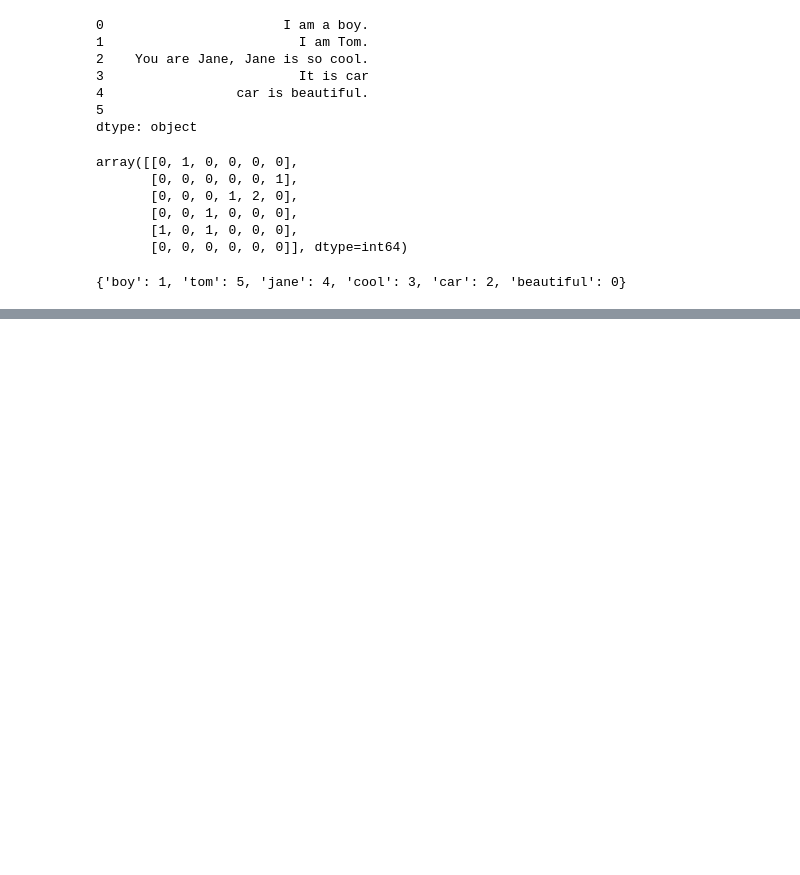
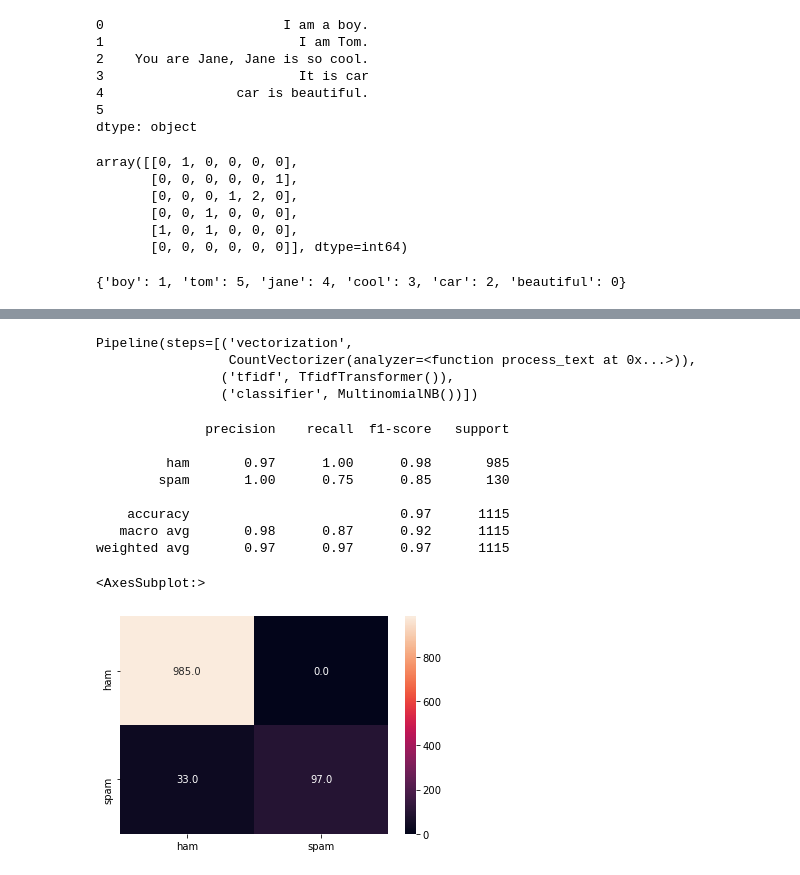
Before and after one commit to Soeui-lee/04.Colab, a Jupyter notebook: 연습/01.03.naive.ipynb, the cells around one changed output, grey strips where cells are left out. Drawn from its saved outputs; the diff is of its cells as text; code cells hidden in the pictures; blank space fills up the shorter version.

```diff
--- a/연습/01.03.naive.ipynb
+++ b/연습/01.03.naive.ipynb
@@ -467,0 +523,32 @@ vectering.vocabulary_
+# %%
+pipeline = Pipeline([
+    ('vectorization', CountVectorizer(analyzer=process_text)),  # Convert strings to frequency vectors
+    ('tfidf', TfidfTransformer()),  # Convert vectors to weighted TF-IDF scores
+    ('classifier', MultinomialNB())
+])
+# %%
+train_x, test_x, train_y, test_y = train_test_split(data['text'], data['class'], test_size=0.2)
+pipeline.fit(train_x, train_y)
+# %% [output]
+Pipeline(steps=[('vectorization',
+                 CountVectorizer(analyzer=<function process_text at 0x...>)),
+                ('tfidf', TfidfTransformer()),
+                ('classifier', MultinomialNB())])
+# %%
+pred_y = pipeline.predict(test_x)
+
+print(classification_report(test_y, pred_y))    # hitmap 그려줌
+className = pipeline.steps[2][1].classes_
+sns.heatmap(confusion_matrix(test_y, pred_y), fmt='.1f', annot=True,
+            xticklabels=className, yticklabels=className)
+# %% [output]
+              precision    recall  f1-score   support
+
+         ham       0.97      1.00      0.98       985
+        spam       1.00      0.75      0.85       130
+
+    accuracy                           0.97      1115
+   macro avg       0.98      0.87      0.92      1115
+weighted avg       0.97      0.97      0.97      1115
+<AxesSubplot:>
+[figure, added]
```
Also changed, not shown: parts of 13 cells of this notebook.
